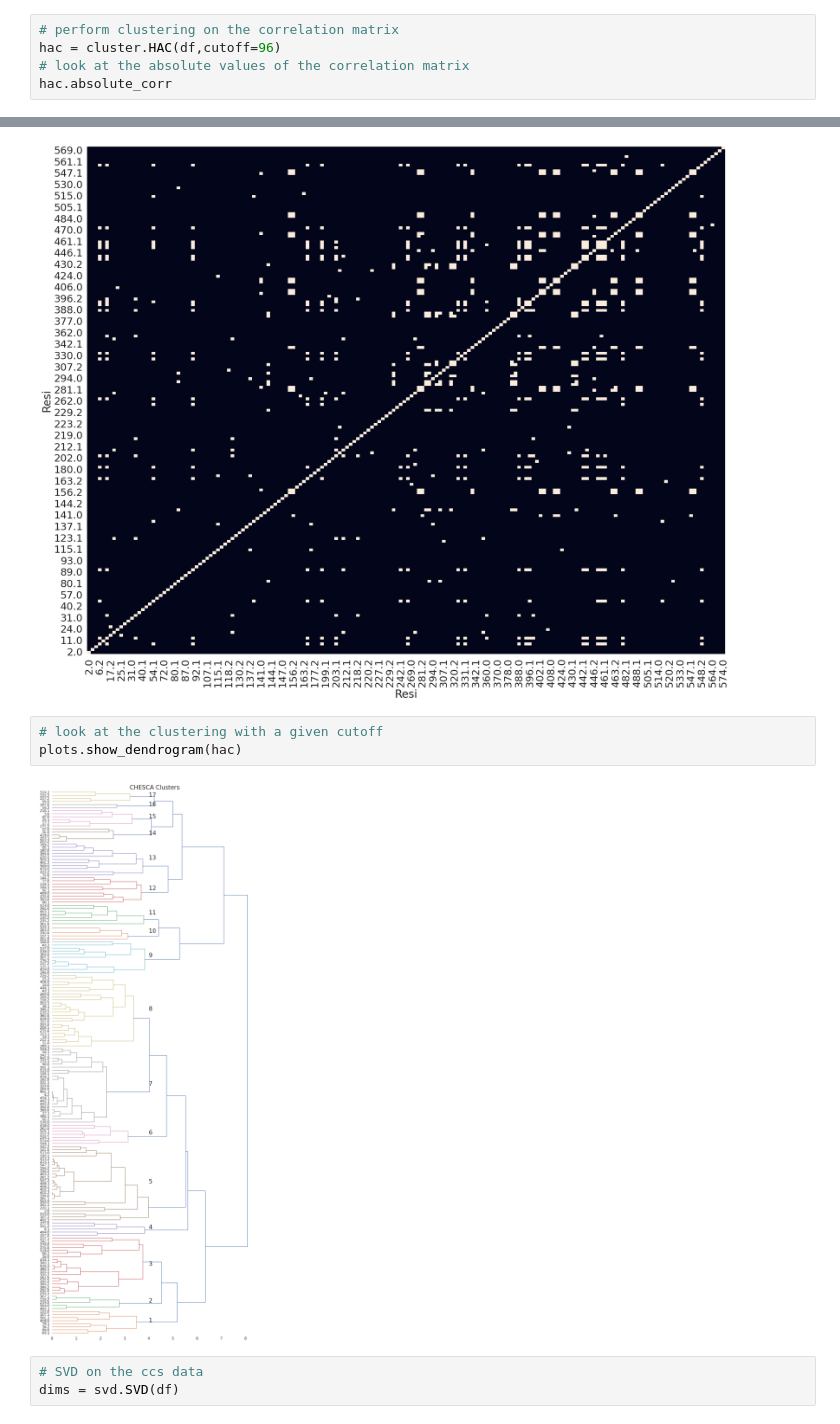
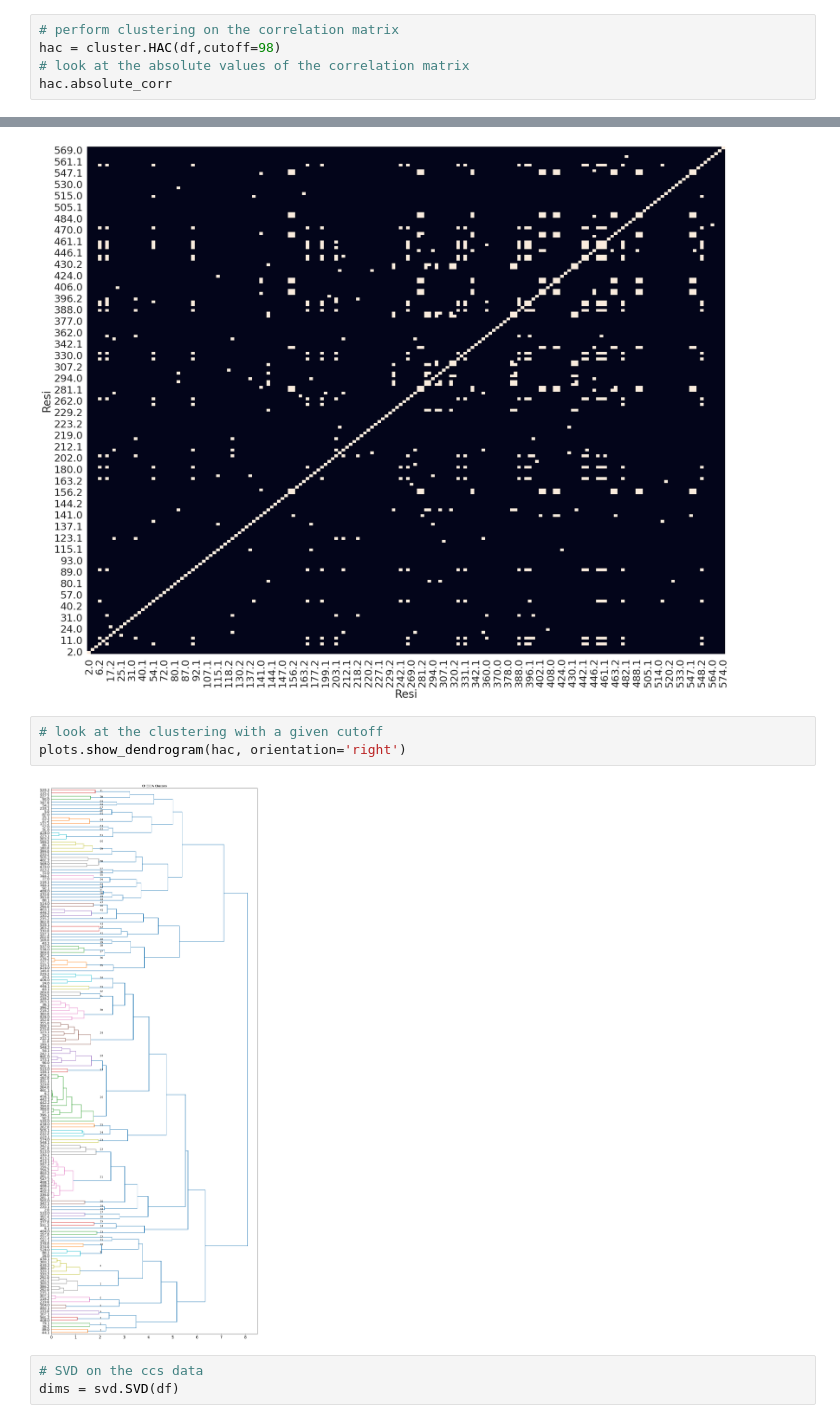
Before and after one commit to Dan-Burns/pychesca, a Jupyter notebook: dev.ipynb, the cells around one changed output, grey strips where cells are left out. Saved outputs shown, nothing was run; the diff lists cells and outputs as text.

```diff
--- a/dev.ipynb
+++ b/dev.ipynb
@@ -75,6 +72,6 @@ plots.heatmap_correlation_cutoffs(df, min_corr=.96)
 # %%
 # perform clustering on the correlation matrix
-hac = cluster.HAC(df,cutoff=96)
+hac = cluster.HAC(df,cutoff=98)
 # look at the absolute values of the correlation matrix
 hac.absolute_corr
 # %% [output]
@@ -99,9 +96,9 @@ plots.plot_corr(hac)
 [figure]
 # %%
 # look at the clustering with a given cutoff
-plots.show_dendrogram(hac)
+plots.show_dendrogram(hac, orientation='right')
 # %% [output]
-[figure, old version]
+[figure, new version]
 # %%
 # SVD on the ccs data
 dims = svd.SVD(df)
```
Also changed, not shown: parts of 6 cells of this notebook.
